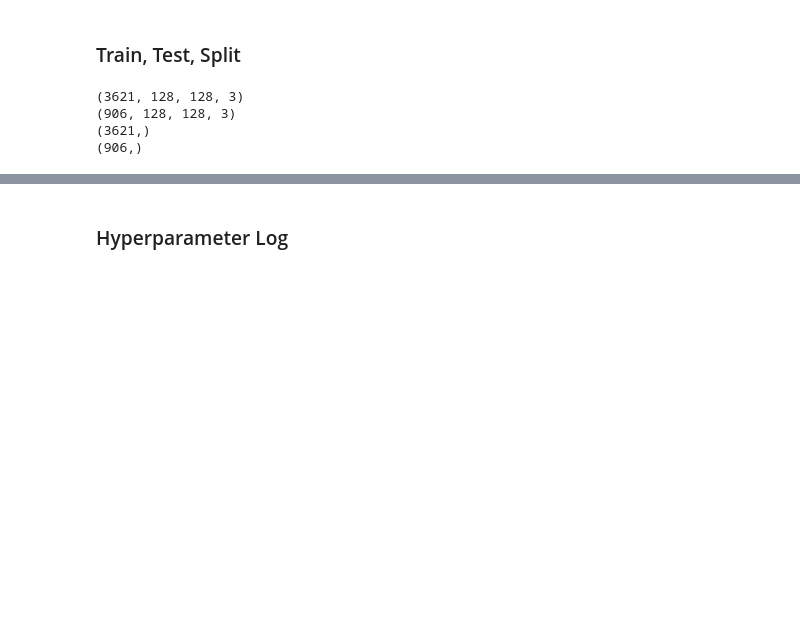
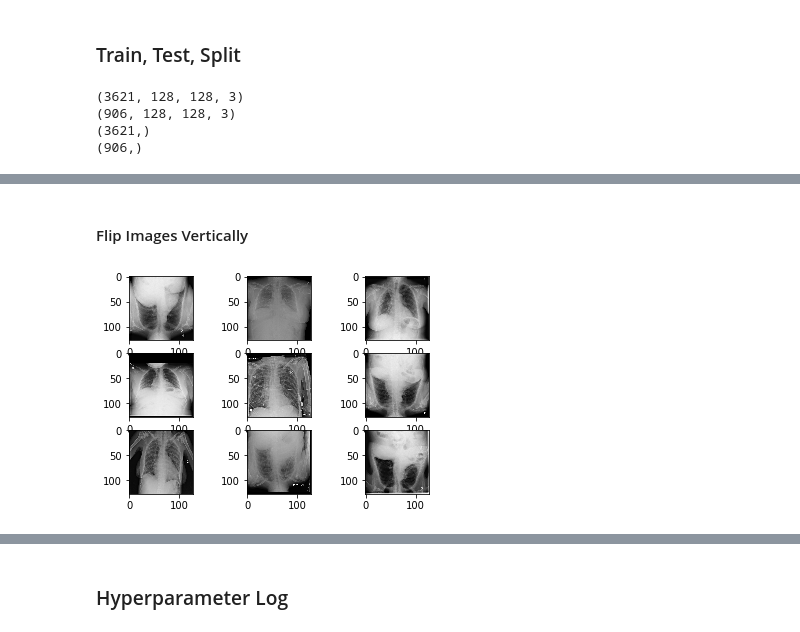
Before and after one commit to paulinaczheng/chest_xrays, a Jupyter notebook: Workflow.ipynb, the cells around one changed output, grey strips where cells are left out. Cells and saved outputs as stored; diff of their text form; code cells hidden in the pictures; blank space fills up the shorter version.

```diff
--- a/Workflow.ipynb
+++ b/Workflow.ipynb
@@ -307,0 +347,20 @@ y_test = keras.utils.to_categorical(y_test, 8)
+# %% [markdown]
+#### Flip Images Vertically
+# %%
+# Rotate images by 90 degrees
+datagen = ImageDataGenerator(vertical_flip=True)
+
+# fit parameters from data
+datagen.fit(x_minority)
+
+# Configure batch size and retrieve one batch of images
+for X_batch, y_batch in datagen.flow(x_minority, y_train, batch_size=9):
+    # Show 9 images
+    for i in range(0, 9):
+        plt.subplot(330 + 1 + i)
+        plt.imshow(X_batch[i].reshape(128, 128, 3))
+    # show the plot
+    plt.show()
+    break
+# %% [output]
+[figure, added]
```
Also changed, not shown: parts of 16 cells of this notebook.
